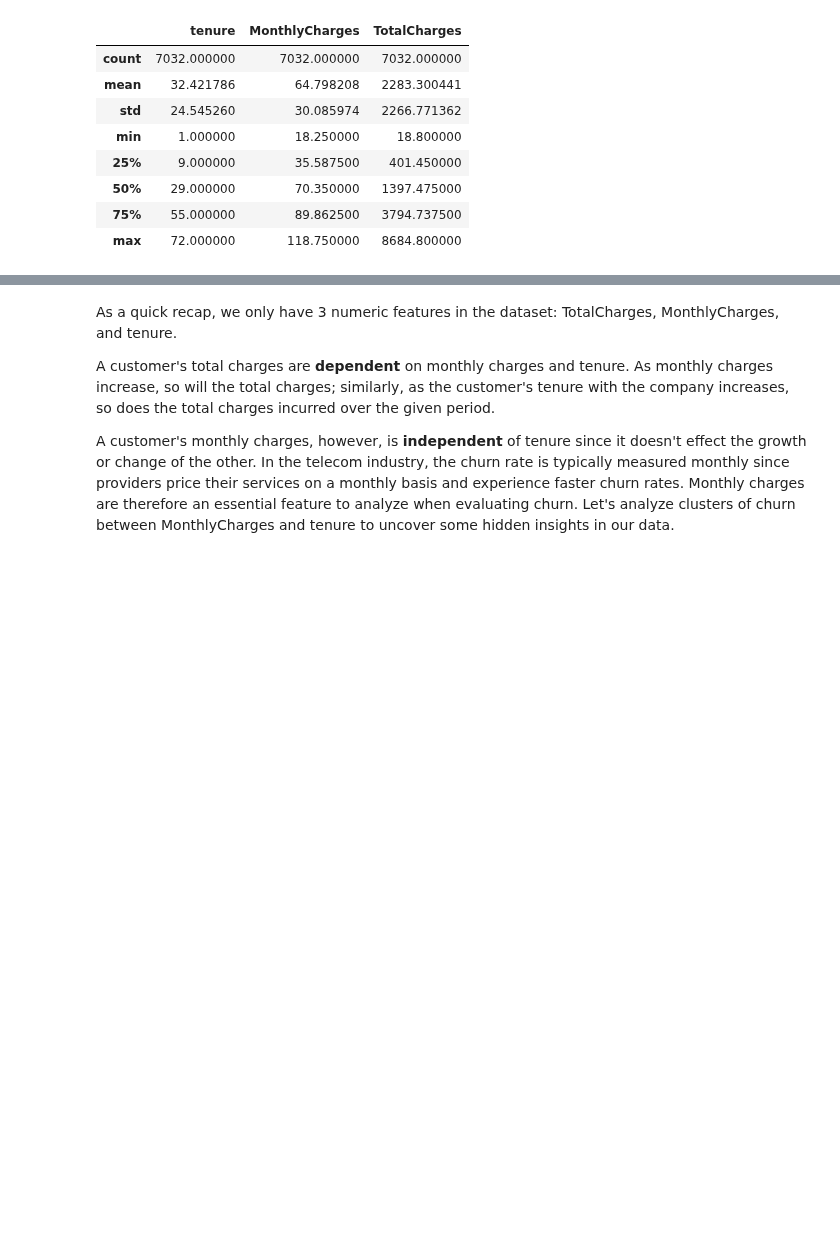
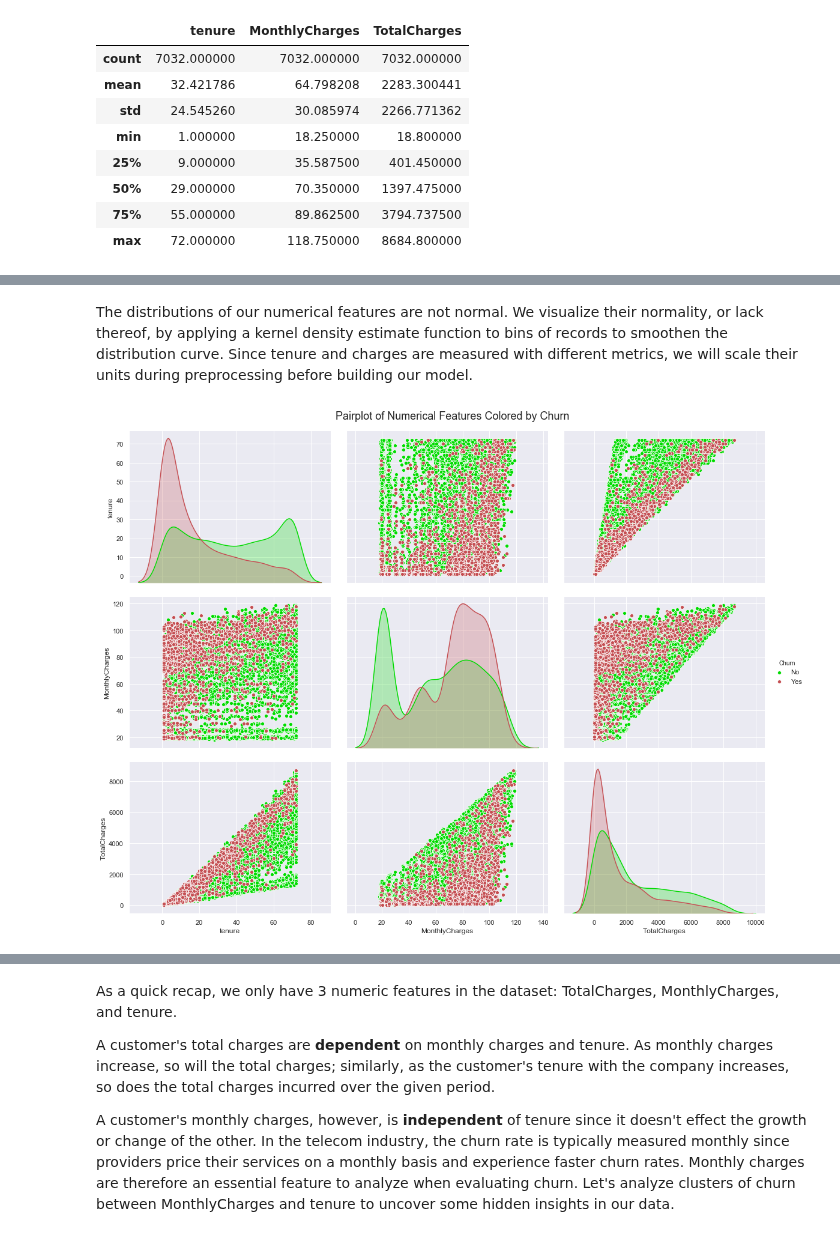
Before and after one commit to ayn28/Project-Portfolio, a Jupyter notebook: current-capstone-project/customer-churn/customer_churn.ipynb, the cells around one changed output, grey strips where cells are left out. Saved outputs shown, nothing was run; the diff lists cells and outputs as text; code cells hidden in the pictures; blank space fills up the shorter version.

```diff
--- a/current-capstone-project/customer-churn/customer_churn.ipynb
+++ b/current-capstone-project/customer-churn/customer_churn.ipynb
@@ -323,0 +343,9 @@ The churn rate (target variable) in our dataset is imbalanced: about 30% of cust
+# %% [markdown]
+The distributions of our numerical features are not normal. We visualize their normality, or lack thereof, by applying a kernel density estimate function to bins of records to smoothen the distribution curve. Since tenure and charges are measured with different metrics, we will scale their units during preprocessing before building our model.
+# %%
+# Plot pairwise relationships between numerical features, colored by Churn
+g = sns.pairplot(df, hue='Churn', palette=[lightgreen, 'r'], height=4, aspect=1.3);
+g.fig.suptitle('Pairplot of Numerical Features Colored by Churn', y=1.02, fontsize=18);
+plt.show()
+# %% [output]
+[figure, added]
```
Also changed, not shown: parts of 30 cells of this notebook.
